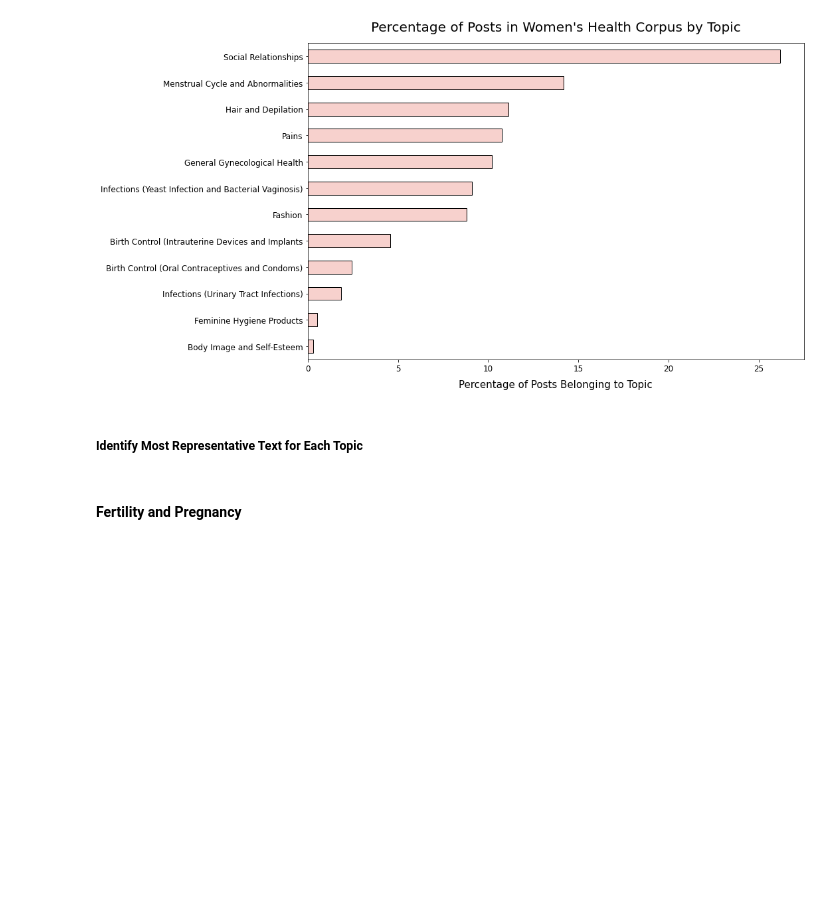
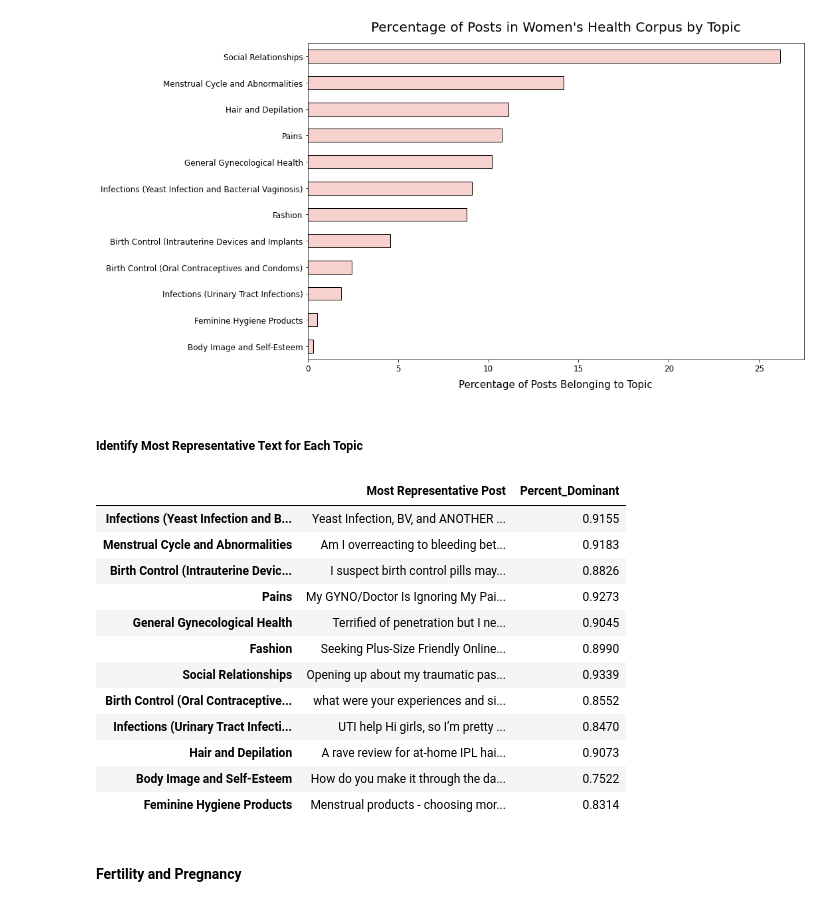
Before and after one commit to jlu90/Identifying-Womens-Health-Concerns, a Jupyter notebook: code/gensim_modeling.ipynb, the cells around one changed output. Drawn from its saved outputs; the diff is of its cells as text; code cells hidden in the pictures; blank space fills up the shorter version.

Commit message:
most representive post by topic function

```diff
--- a/code/gensim_modeling.ipynb
+++ b/code/gensim_modeling.ipynb
@@ -313,5 +321,5 @@ plot_topics_in_corpus(health_topic_df,
 # %%
 def filter_df_by_topic(df, column, topic):
     filtered_df = df[df[column] == topic]
-    filtered_df = filter_df.sort_values(by = "Percent_Dominant_Topic", ascending = False)
+    filtered_df = filtered_df.sort_values(by = "Percent_Dominant_Topic", ascending = False)
     return filtered_df
@@ -323,3 +326,34 @@ menstrual = filter_df_by_topic(health_topic_df, 'Dominant_Topic', 'Menstrual Cyc
+# %%
+def get_top_posts(df):
+    topic_df_dict = {}
+    top_posts_dict = {}
+    percent_dominant = {}
+    for topic in df['Dominant_Topic'].unique():
+        topic_df_dict[topic] = filter_df_by_topic(df, 'Dominant_Topic', topic)
+        topic_df = topic_df_dict[topic]
+        top_post = topic_df[topic_df['Percent_Dominant_Topic'] == topic_df['Percent_Dominant_Topic'].max()]['Original_Text'].values
+        top_posts_dict[topic] = profanity.censor(top_post[0])
+        percent_dominant[topic] = topic_df['Percent_Dominant_Topic'].max()
+
+    return top_posts_dict, percent_dominant
+# %%
+health_posts_dict, dominance_dict = get_top_posts(health_topic_df)
+top_health_posts_df = pd.DataFrame.from_dict({'Most Representative Post': health_posts_dict, 'Percent_Dominant': dominance_dict})
+top_health_posts_df
+# %% [output]
+|  | Most Representative Post | Percent_Dominant |
+| Infections (Yeast Infection and B... | Yeast Infection, BV, and ANOTHER ... | 0.9155 |
+| Menstrual Cycle and Abnormalities | Am I overreacting to bleeding bet... | 0.9183 |
+| Birth Control (Intrauterine Devic... | I suspect birth control pills may... | 0.8826 |
+| Pains | My GYNO/Doctor Is Ignoring My Pai... | 0.9273 |
+| General Gynecological Health | Terrified of penetration but I ne... | 0.9045 |
+| Fashion | Seeking Plus-Size Friendly Online... | 0.8990 |
+| Social Relationships | Opening up about my traumatic pas... | 0.9339 |
+| Birth Control (Oral Contraceptive... | what were your experiences and si... | 0.8552 |
+| Infections (Urinary Tract Infecti... | UTI help Hi girls, so I’m pretty ... | 0.8470 |
+| Hair and Depilation | A rave review for at-home IPL hai... | 0.9073 |
+| Body Image and Self-Esteem | How do you make it through the da... | 0.7522 |
+| Feminine Hygiene Products | Menstrual products - choosing mor... | 0.8314 |
 # %% [markdown]
 #### Fertility and Pregnancy
 # %%
```
Also changed, not shown: parts of 8 cells of this notebook.
